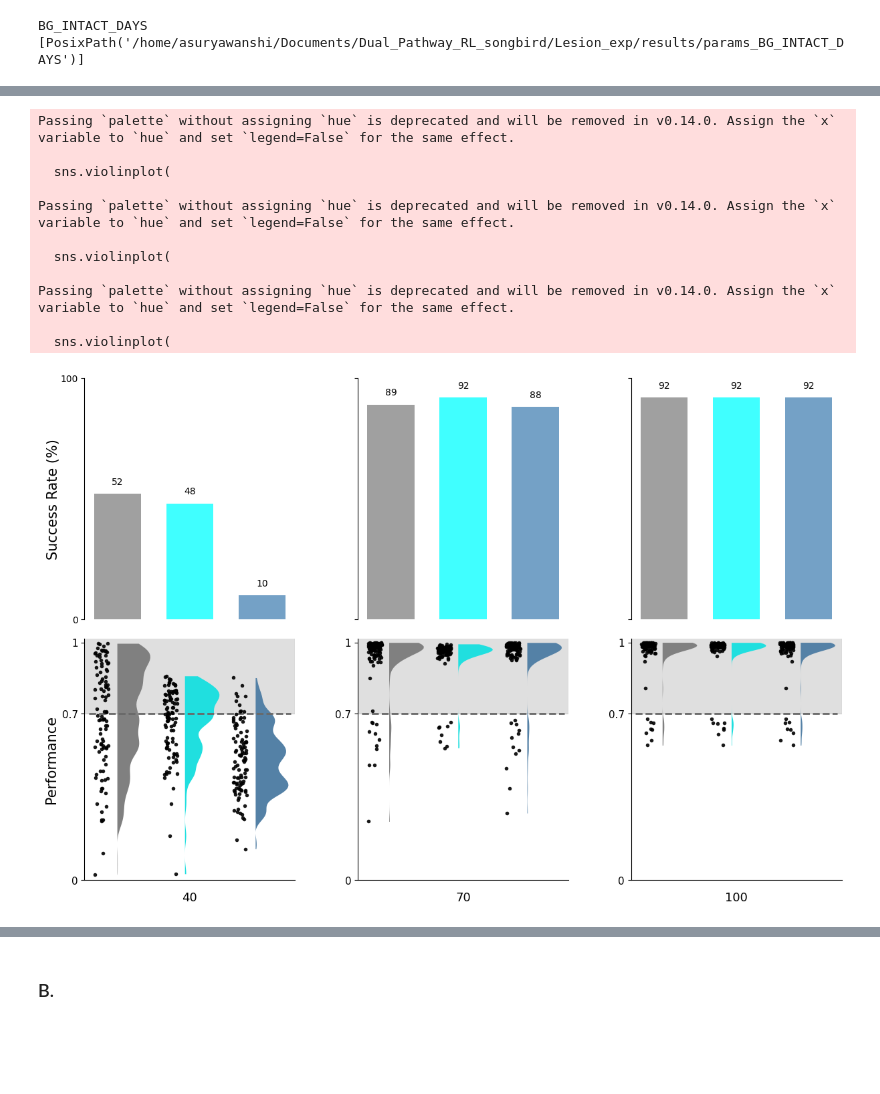
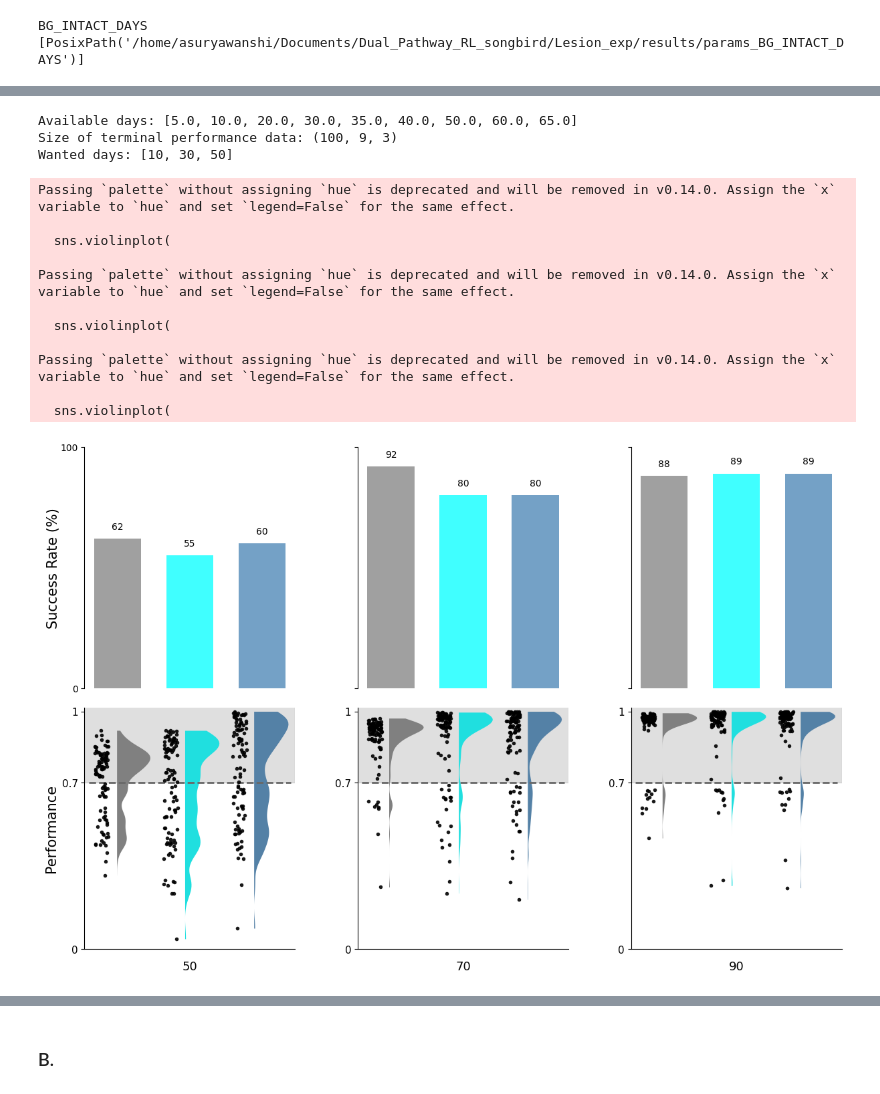
Before and after one commit to AtharvSuryawanshi/Dual_Pathway_RL_songbird, a Jupyter notebook: Figures/Figure_7.ipynb, the cells around one changed output, grey strips where cells are left out. Saved outputs shown, nothing was run; the diff lists cells and outputs as text; code cells hidden in the pictures; blank space fills up the shorter version.

```diff
--- a/Figures/Figure_7.ipynb
+++ b/Figures/Figure_7.ipynb
@@ -175,3 +69,17 @@ plt.show()
+# %%
+print("Available days:", meta['BG_INTACT_DAYS']['values'])
+print("Size of terminal performance data:", terminal_performance['BG_INTACT_DAYS'].shape)
+
+# Data you already have
+data = terminal_performance['BG_INTACT_DAYS']
+lesion_day_list = meta['BG_INTACT_DAYS']['values']
+wanted_days = [10, 30, 50]
+print("Wanted days:", wanted_days)
+conditions = ['Before Lesion', 'After Lesion', 'Terminal Performance']
+# %% [output]
+Available days: [5.0, 10.0, 20.0, 30.0, 35.0, 40.0, 50.0, 60.0, 65.0]
+Size of terminal performance data: (100, 9, 3)
+Wanted days: [10, 30, 50]
 # %%
 def plot_results_violin_conditions(
     data,                     # shape: seeds x lesion_days x conditions
@@ -210,7 +118,9 @@ def plot_results_violin_conditions(
         ax_bar = fig.add_subplot(gs[0, col])
         ax = fig.add_subplot(gs[1, col], sharey=ax if col > 0 else None)
 
-        metric_data = data[:, day_idx, :]  # seeds x conditions
+        # bug correction
+        swap_indices = [1, 2, 0]
+        metric_data = data[:, day_idx, swap_indices]  # seeds x conditions
 
         # =======================
         # Success rate per condition
@@ -365,7 +275,7 @@ def plot_results_violin_conditions(
         # =======================
         # Lesion day as xlabel
         # =======================
-        lesion_day_label = int(day + (40 if day == wanted_days[-1] else 35))
+        lesion_day_label = int(day + (40))
         ax.set_xlabel(f"{lesion_day_label}", fontsize=13, labelpad=12)
 
         if col == 0:
@@ -373,36 +283,32 @@ def plot_results_violin_conditions(
         else:
             ax.set_ylabel("")
 
     return fig
-# Data you already have
-data = terminal_performance['BG_INTACT_DAYS']
-lesion_day_list = meta['BG_INTACT_DAYS']['values']
-wanted_days = [5, 35, 60]
-conditions = ['Before Lesion', 'After Lesion', 'Terminal Performance']
+
 
 # Call the style-consistent plotting function
 fig = plot_results_violin_conditions(
     data=data,
     lesion_day_list=lesion_day_list,
     wanted_days=wanted_days,
     conditions=conditions,
     plot_colors=plot_colors,
     success_threshold=0.7,
     xticklabel_rotation=30,
     figsize=(12, 8)
 )
 
 plt.show()
 # %% [output]
 Passing `palette` without assigning `hue` is deprecated and will be removed in v0.14.0. Assign the `x` variable to `hue` and set `legend=False` for the same effect.
 
   sns.violinplot(
 
 Passing `palette` without assigning `hue` is deprecated and will be removed in v0.14.0. Assign the `x` variable to `hue` and set `legend=False` for the same effect.
 
   sns.violinplot(
 
 Passing `palette` without assigning `hue` is deprecated and will be removed in v0.14.0. Assign the `x` variable to `hue` and set `legend=False` for the same effect.
 
   sns.violinplot(
-[figure, old version]
+[figure, new version]
```
Also changed, not shown: parts of 21 cells of this notebook, 1 other file.
